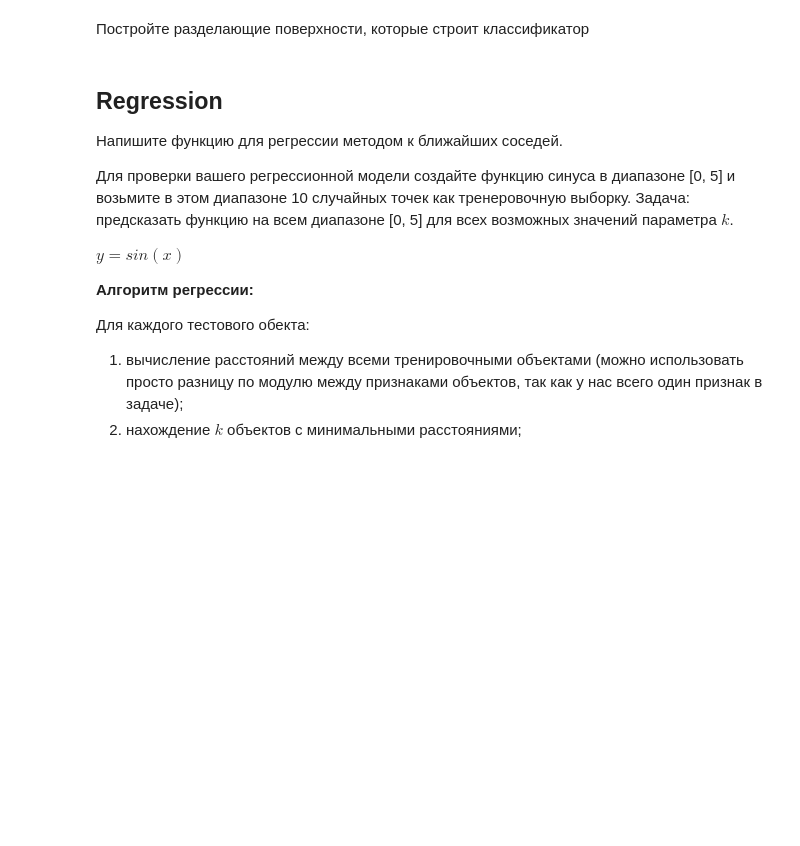
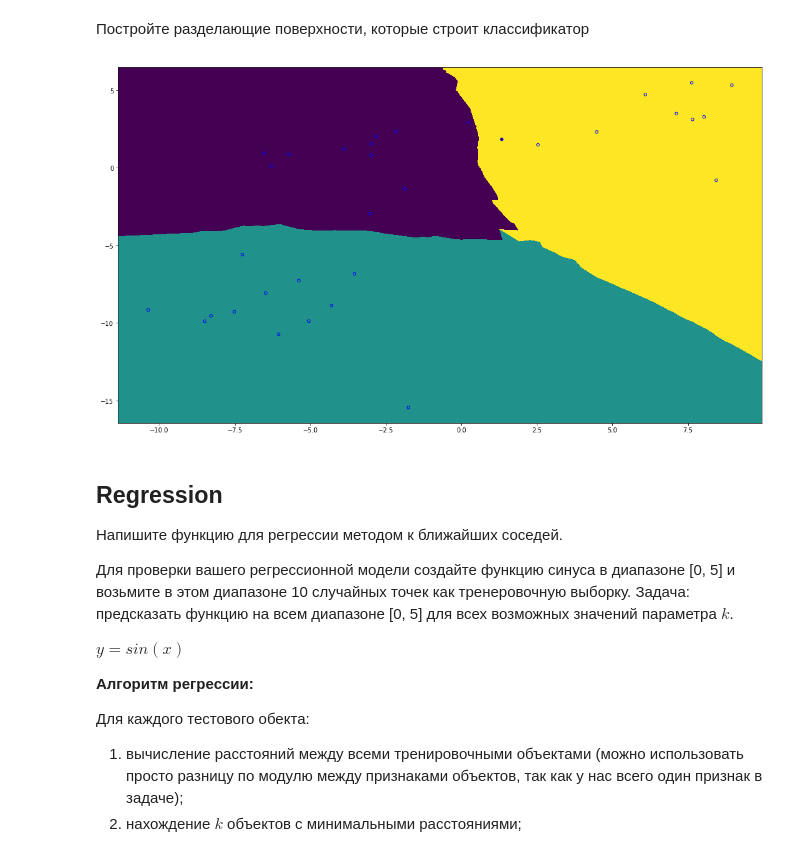
Before and after one commit to DashaSycheva/DA_labs, a Jupyter notebook: lab4/lab_knn.ipynb, the cells around one changed output. Cells and saved outputs as stored; diff of their text form; code cells hidden in the pictures; blank space fills up the shorter version.

```diff
--- a/lab4/lab_knn.ipynb
+++ b/lab4/lab_knn.ipynb
@@ -71,20 +71,22 @@ for k in [1, 3, 5, 7, 9]:
 # %%
 h = .02
 
 x_min, x_max = X_test[:, 0].min() - 1, X_test[:, 0].max() + 1
 y_min, y_max = X_test[:, 1].min() - 1, X_test[:, 1].max() + 1
 xx, yy = np.meshgrid(np.arange(x_min, x_max, h),np.arange(y_min, y_max, h))
 
-Z = funct_kNN(X_train,y_train,np.c_[xx.ravel(), yy.ravel()],9)
+Z = knnFunc(X_train,y_train,np.c_[xx.ravel(), yy.ravel()],9)
 Z = Z.reshape(xx.shape)
 
 plt.figure()
 plt.pcolormesh(xx, yy, Z)
 
 plt.scatter(X_test[:, 0], X_test[:, 1], c=y_test,edgecolor='b', s=20)
 plt.xlim(xx.min(), xx.max())
 plt.ylim(yy.min(), yy.max())
 plt.gcf().set_size_inches(18.5, 10.5)
+# %% [output]
+[figure, added]
 # %% [markdown]
 ## Regression
 Напишите функцию для регрессии методом к ближайших соседей.
```
Also changed, not shown: parts of 2 cells of this notebook.
